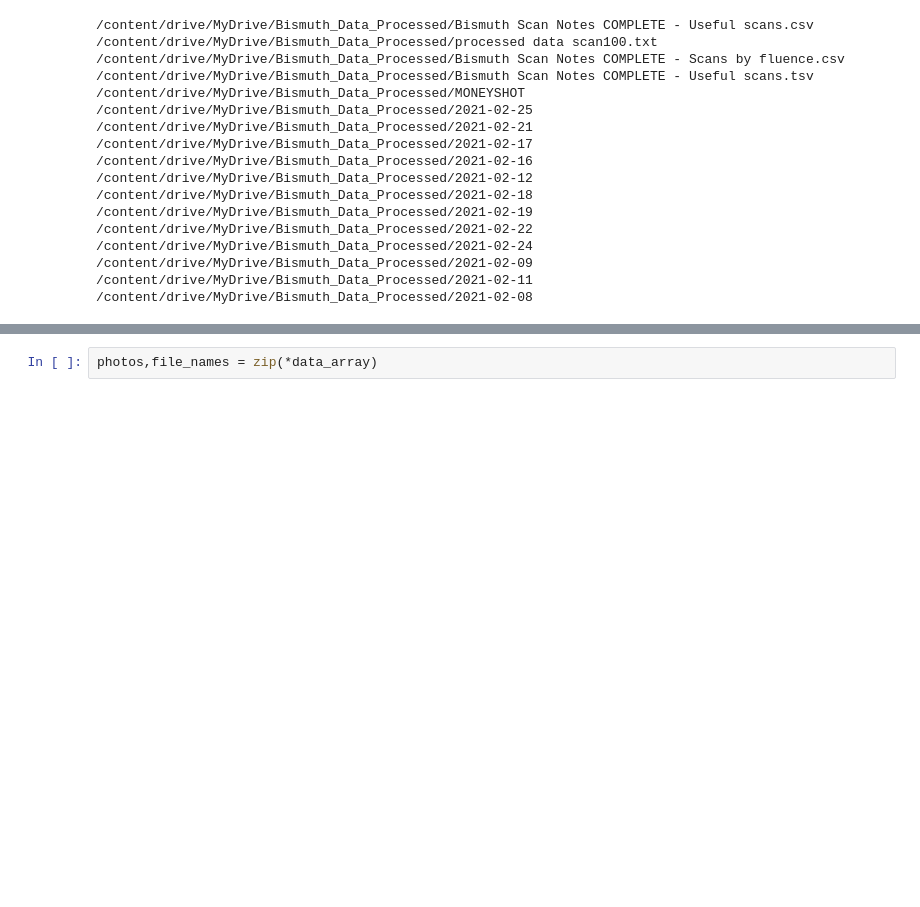
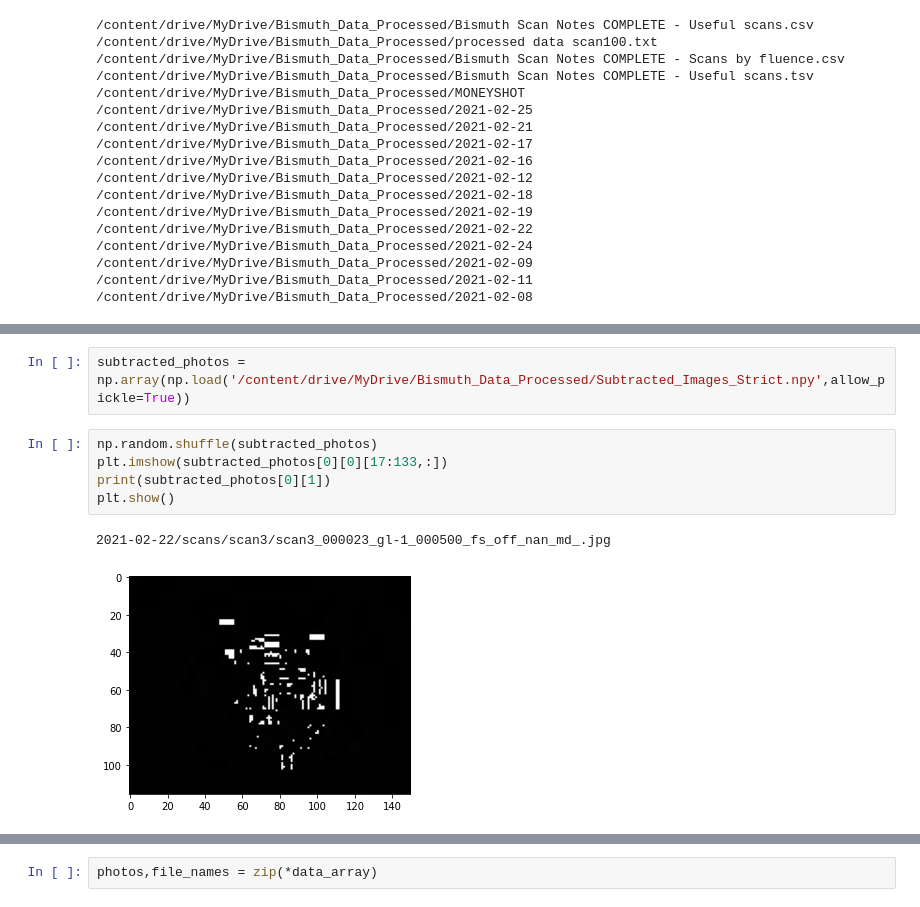
Before and after one commit to dhruv-sirohi/Miller-Lab-UED, a Jupyter notebook: Project 2: Real Data/Classification/Bismuth_Real_Data_Script.ipynb, the cells around one changed output, grey strips where cells are left out. Drawn from its saved outputs; the diff is of its cells as text; blank space fills up the shorter version.

```diff
--- a/Project 2: Real Data/Classification/Bismuth_Real_Data_Script.ipynb
+++ b/Project 2: Real Data/Classification/Bismuth_Real_Data_Script.ipynb
@@ -72,0 +126,10 @@ Done! Added 7962 images
+# %%
+subtracted_photos = np.array(np.load('/content/drive/MyDrive/Bismuth_Data_Processed/Subtracted_Images_Strict.npy',allow_pickle=True))
+# %%
+np.random.shuffle(subtracted_photos)
+plt.imshow(subtracted_photos[0][0][17:133,:])
+print(subtracted_photos[0][1])
+plt.show()
+# %% [output]
+2021-02-22/scans/scan3/scan3_000023_gl-1_000500_fs_off_nan_md_.jpg
+[figure, added]
```
Also changed, not shown: parts of 7 cells of this notebook.
